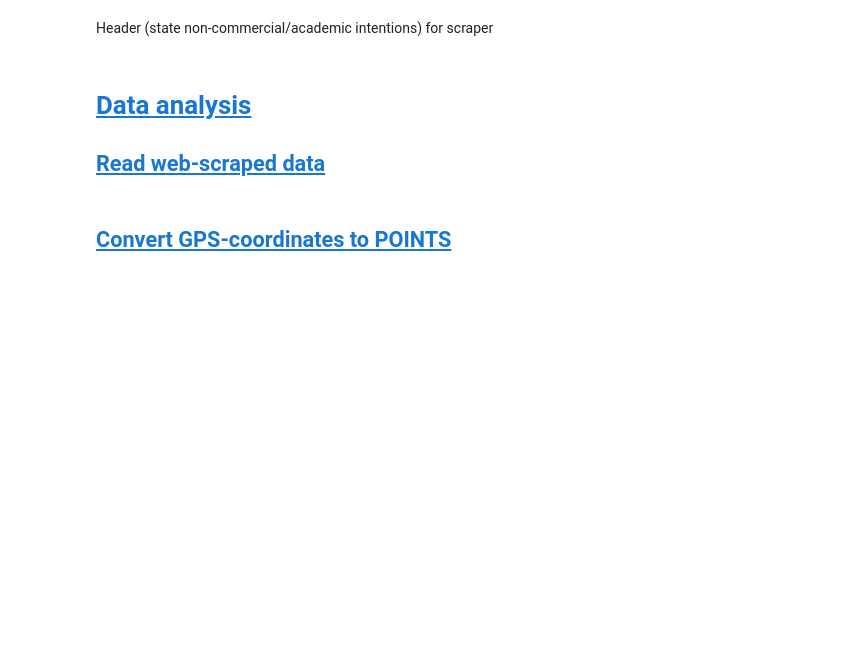
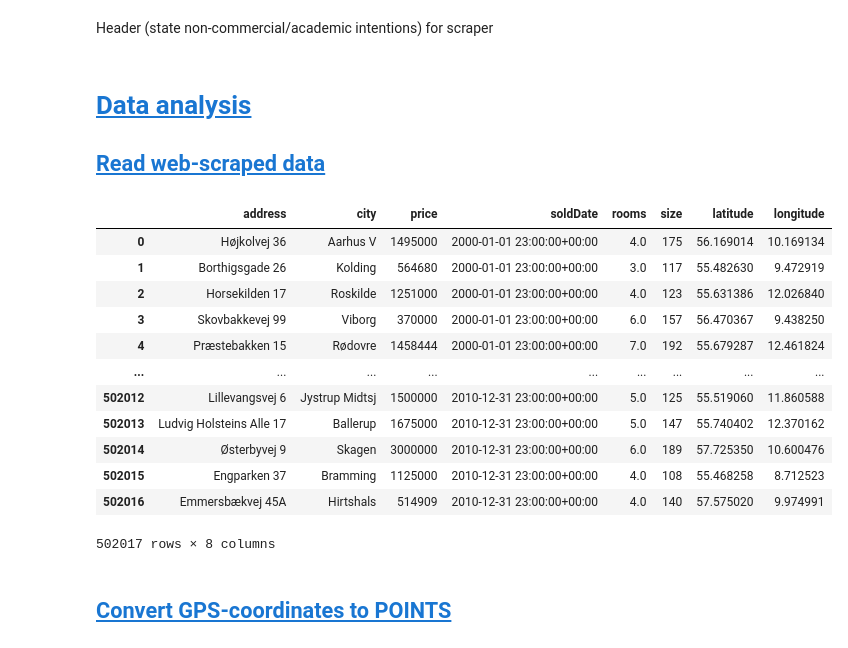
Before and after one commit to jorgenhost/No_taxation_without_capitalization, a Jupyter notebook: 4_main.ipynb, the cells around one changed output. Drawn from its saved outputs; the diff is of its cells as text; code cells hidden in the pictures; blank space fills up the shorter version.

```diff
--- a/4_main.ipynb
+++ b/4_main.ipynb
@@ -72,11 +65,26 @@ header = {'name' : 'Jørgen Baun Høst',          'email' : 'pjz633@econ.ku.dk',
 # %%
 df=pd.read_parquet('data/boliga.pq')
 df=df.sort_values('soldDate')
 df['guid']=df['guid'].str.lower()
 df['price_1000']=df['price']/1000
 df=df[(df['year']>=2000) & (df['year']<=2010)]
 df=df.reset_index(drop=True)
 df['time_6m']=pd.PeriodIndex(df['soldDate'], freq='2Q')
+df[['address', 'city', 'price', 'soldDate', 'rooms', 'size', 'latitude', 'longitude']]
+# %% [output]
+|  | address | city | price | soldDate | rooms | size | latitude | longitude |
+| 0 | Højkolvej 36 | Aarhus V | 1495000 | 2000-01-01 23:00:00+00:00 | 4.0 | 175 | 56.169014 | 10.169134 |
+| 1 | Borthigsgade 26 | Kolding | 564680 | 2000-01-01 23:00:00+00:00 | 3.0 | 117 | 55.482630 | 9.472919 |
+| 2 | Horsekilden 17 | Roskilde | 1251000 | 2000-01-01 23:00:00+00:00 | 4.0 | 123 | 55.631386 | 12.026840 |
+| 3 | Skovbakkevej 99 | Viborg | 370000 | 2000-01-01 23:00:00+00:00 | 6.0 | 157 | 56.470367 | 9.438250 |
+| 4 | Præstebakken 15 | Rødovre | 1458444 | 2000-01-01 23:00:00+00:00 | 7.0 | 192 | 55.679287 | 12.461824 |
+| ... | ... | ... | ... | ... | ... | ... | ... | ... |
+| 502012 | Lillevangsvej 6 | Jystrup Midtsj | 1500000 | 2010-12-31 23:00:00+00:00 | 5.0 | 125 | 55.519060 | 11.860588 |
+| 502013 | Ludvig Holsteins Alle 17 | Ballerup | 1675000 | 2010-12-31 23:00:00+00:00 | 5.0 | 147 | 55.740402 | 12.370162 |
+| 502014 | Østerbyvej 9 | Skagen | 3000000 | 2010-12-31 23:00:00+00:00 | 6.0 | 189 | 57.725350 | 10.600476 |
+| 502015 | Engparken 37 | Bramming | 1125000 | 2010-12-31 23:00:00+00:00 | 4.0 | 108 | 55.468258 | 8.712523 |
+| 502016 | Emmersbækvej 45A | Hirtshals | 514909 | 2010-12-31 23:00:00+00:00 | 4.0 | 140 | 57.575020 | 9.974991 |
+502017 rows × 8 columns
 # %% [markdown]
 ## <a id='toc1_2_'></a>[Convert GPS-coordinates to POINTS](#toc0_)
 # %%
```
Also changed, not shown: parts of 7 cells of this notebook, 18 other files.
